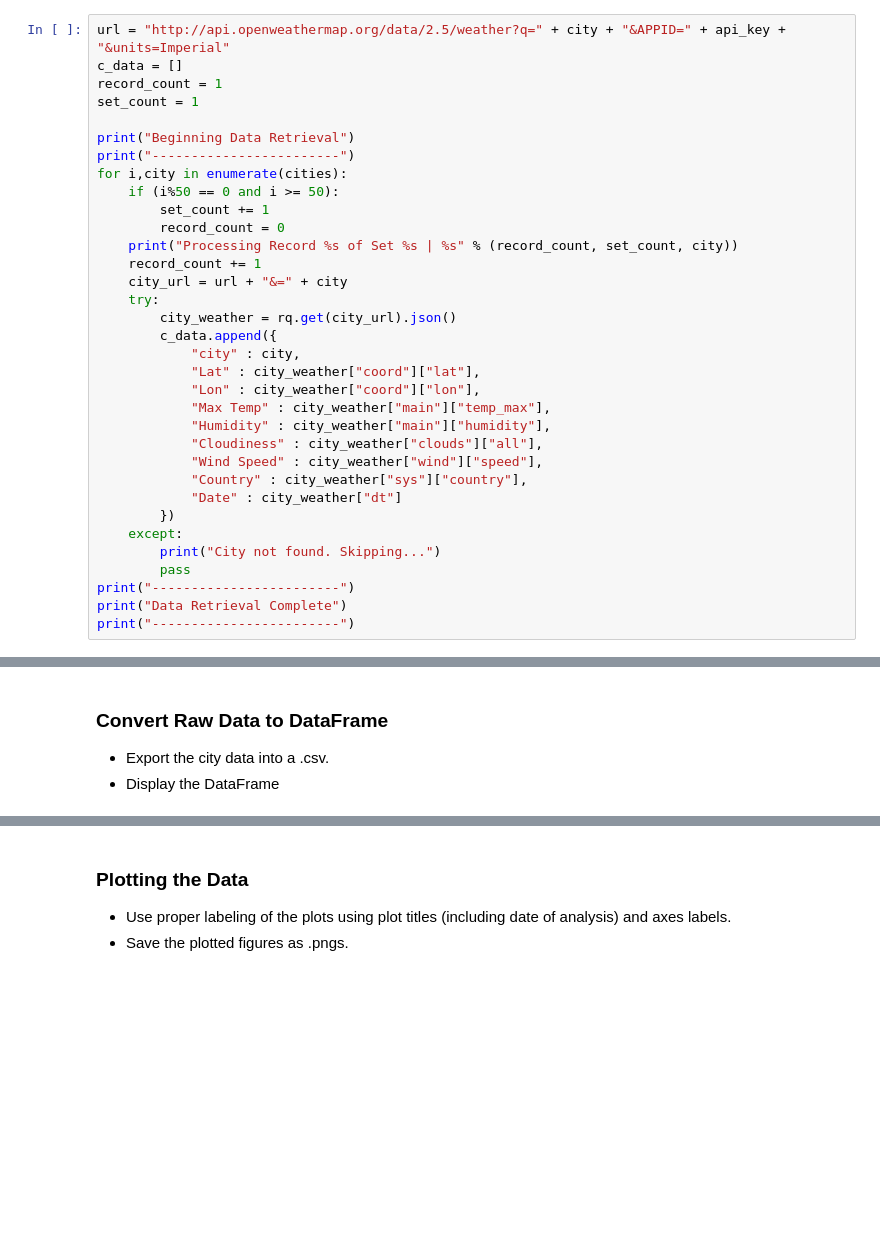
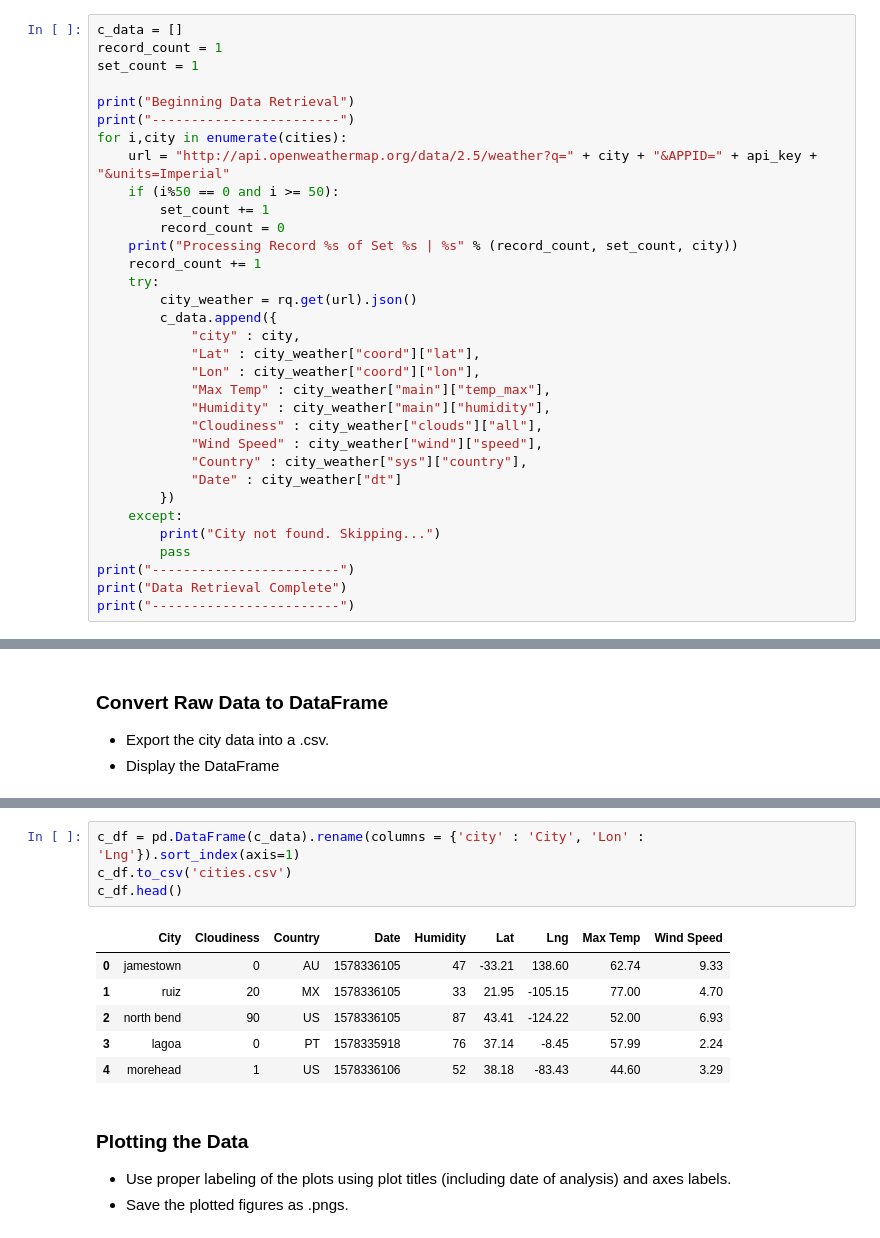
Before and after one commit to catherinegomes/python-api-challenge, a Jupyter notebook: WeatherPy.ipynb, the cells around one changed output, grey strips where cells are left out. Saved outputs shown, nothing was run; the diff lists cells and outputs as text; blank space fills up the shorter version.

```diff
--- a/WeatherPy.ipynb
+++ b/WeatherPy.ipynb
@@ -53,7 +50,6 @@ len(cities)
 * Perform a weather check on each city using a series of successive API calls.
 * Include a print log of each city as it'sbeing processed (with the city number and city name).
 # %%
-url = "http://api.openweathermap.org/data/2.5/weather?q=" + city + "&APPID=" + api_key + "&units=Imperial"
 c_data = []
 record_count = 1
 set_count = 1
@@ -61,14 +57,14 @@ set_count = 1
 print("Beginning Data Retrieval")
 print("------------------------")
 for i,city in enumerate(cities):
+    url = "http://api.openweathermap.org/data/2.5/weather?q=" + city + "&APPID=" + api_key + "&units=Imperial"
     if (i%50 == 0 and i >= 50):
         set_count += 1
         record_count = 0
     print("Processing Record %s of Set %s | %s" % (record_count, set_count, city))
     record_count += 1
-    city_url = url + "&=" + city
     try:
-        city_weather = rq.get(city_url).json()
+        city_weather = rq.get(url).json()
         c_data.append({
             "city" : city,
             "Lat" : city_weather["coord"]["lat"],
@@ -150,3 +107,14 @@ dtype: int64
+# %%
+c_df = pd.DataFrame(c_data).rename(columns = {'city' : 'City', 'Lon' : 'Lng'}).sort_index(axis=1)
+c_df.to_csv('cities.csv')
+c_df.head()
+# %% [output]
+|  | City | Cloudiness | Country | Date | Humidity | Lat | Lng | Max Temp | Wind Speed |
+| 0 | jamestown | 0 | AU | 1578336105 | 47 | -33.21 | 138.60 | 62.74 | 9.33 |
+| 1 | ruiz | 20 | MX | 1578336105 | 33 | 21.95 | -105.15 | 77.00 | 4.70 |
+| 2 | north bend | 90 | US | 1578336105 | 87 | 43.41 | -124.22 | 52.00 | 6.93 |
+| 3 | lagoa | 0 | PT | 1578335918 | 76 | 37.14 | -8.45 | 57.99 | 2.24 |
+| 4 | morehead | 1 | US | 1578336106 | 52 | 38.18 | -83.43 | 44.60 | 3.29 |
 # %% [markdown]
 ### Plotting the Data
 * Use proper labeling of the plots using plot titles (including date of analysis) and axes labels.
```
Also changed, not shown: parts of 6 cells of this notebook, 1 other file.
